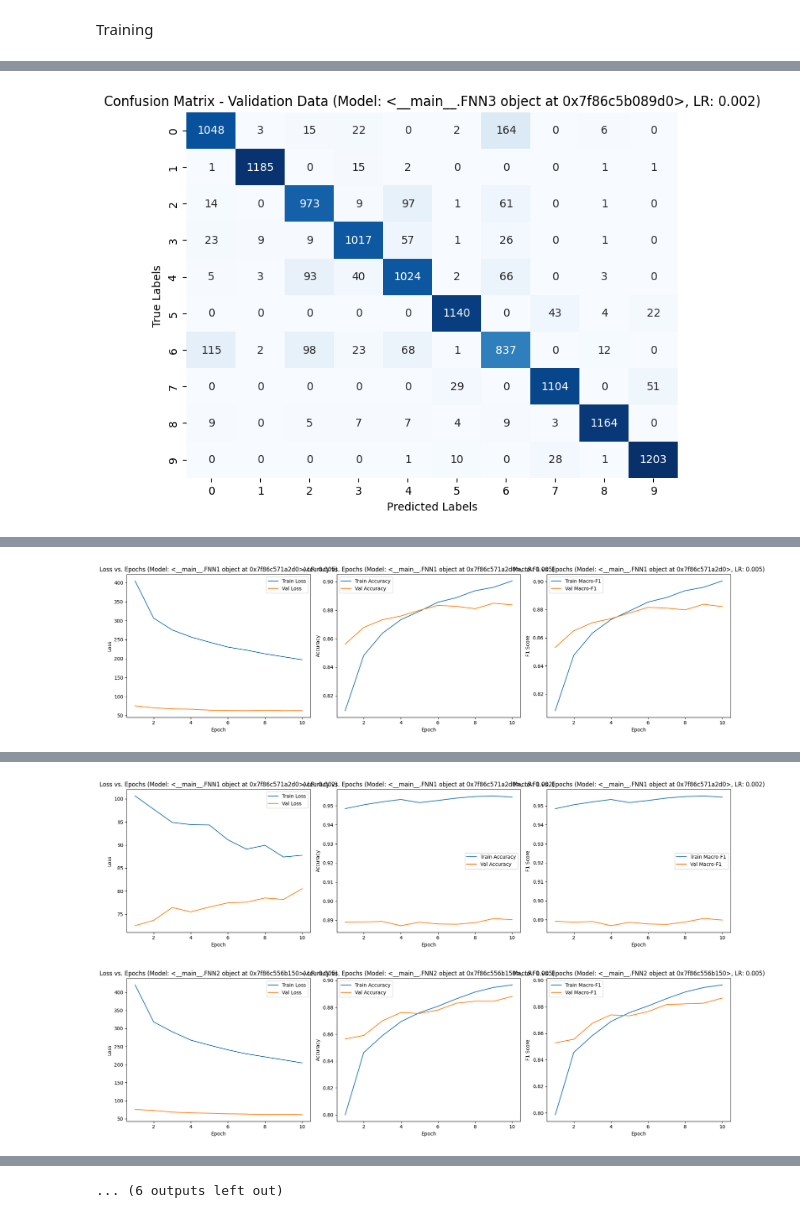
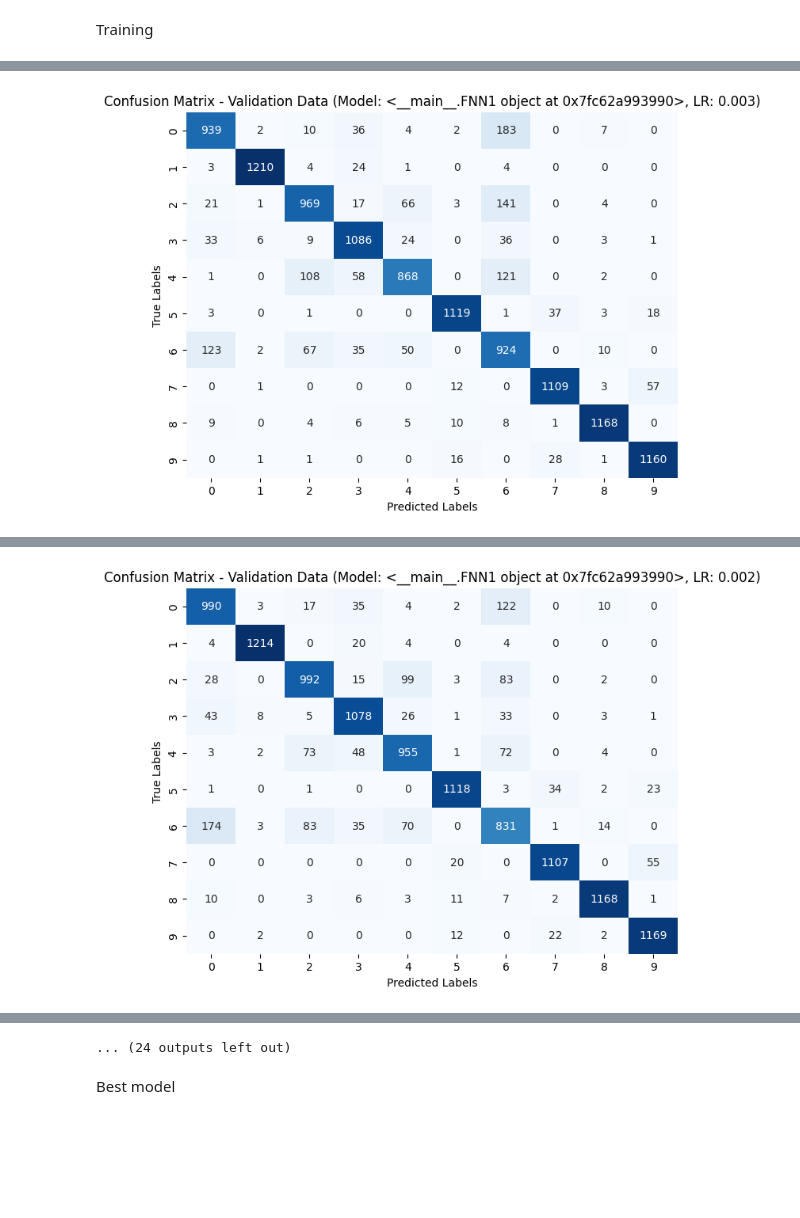
Before and after one commit to wjalal/CSE472_ML_Sessional, a Jupyter notebook: 72/F3/1905084.ipynb, the cells around one changed output, grey strips where cells are left out. Cells and saved outputs as stored; diff of their text form; code cells hidden in the pictures; blank space fills up the shorter version.

```diff
--- a/72/F3/1905084.ipynb
+++ b/72/F3/1905084.ipynb
@@ -50,11 +47,12 @@ plt.show()
 Processing the dataset
 # %%
 from torch.utils.data import DataLoader, random_split
+import torch
 
 train_size = int(0.8 * len(train_dataset))
 val_size = len(train_dataset) - train_size
 
-train_subset, val_subset = random_split(train_dataset, [train_size, val_size])
+train_subset, val_subset = random_split(train_dataset, [train_size, val_size], generator=torch.Generator().manual_seed(68))
 
 train_loader = DataLoader(train_subset, batch_size=64, shuffle=False)
 val_loader = DataLoader(val_subset, batch_size=64, shuffle=False)
@@ -354,6 +352,7 @@ Training
 from sklearn.metrics import accuracy_score, f1_score
 from sklearn.metrics import confusion_matrix
 import seaborn as sns
+import pickle as pkl
 
 epochs = 10
 
@@ -361,6 +360,8 @@ models = [FNN1(), FNN2(), FNN3()]
 alphas = [0.005, 0.004, 0.003, 0.002]
 
 results = []
+
+best_f1_val = 0
 
 for model in models:
     for learning_rate in alphas:
@@ -381,7 +382,7 @@ for model in models:
 
             for X_batch, y_batch in train_loader:
                 X_batch = X_batch.view(X_batch.size(0), -1).numpy()
-                y_batch_one_hot = np.eye(10)[y_batch.numpy()]  # One-hot encoding of labels
+                y_batch_one_hot = np.eye(10)[y_batch.numpy()]
 
                 preds = model.forward(X_batch)
                 loss = loss_fn(preds, y_batch_one_hot)
@@ -409,8 +410,7 @@ for model in models:
 
             for X_batch, y_batch in val_loader:
                 X_batch = X_batch.view(X_batch.size(0), -1).numpy()
-                y_batch_one_hot = np.eye(10)[y_batch.numpy()]  # One-hot encoding of labels
-
+                y_batch_one_hot = np.eye(10)[y_batch.numpy()]
                 preds = model.forward(X_batch)
                 loss = loss_fn(preds, y_batch_one_hot)
                 val_epoch_loss += loss
@@ -426,7 +426,6 @@ for model in models:
             val_acc = accuracy_score(all_labels_val, all_preds_val)
             val_f1 = f1_score(all_labels_val, all_preds_val, average="macro")
 
-            # Print metrics for the current epoch
             print(f"Epoch {epoch+1}/{epochs}")
             print(f"Training Loss: {avg_train_loss:.4f}, Training Accuracy: {train_acc:.4f}, Training Macro-F1 Score: {train_f1:.4f}")
             print(f"Validation Loss: {avg_val_loss:.4f}, Validation Accuracy: {val_acc:.4f}, Validation Macro-F1 Score: {val_f1:.4f}")
@@ -437,6 +436,10 @@ for model in models:
             train_losses.append(train_epoch_loss)
             train_accs.append(train_acc)
             train_f1s.append(train_f1)
+
+        if val_f1 > best_f1_val:
+            with open('model_1905084.pickle', 'wb') as file:  # 'wb' means write in binary mode
+                pkl.dump(model, file)
 
         results.append({
             "model": model,
@@ -449,22 +452,20 @@ for model in models:
             "val_f1s": val_f1s
         })
 
-    val_conf_matrix = confusion_matrix(all_labels_val, all_preds_val)
-    plt.figure(figsize=(8, 6))
-    sns.heatmap(val_conf_matrix, annot=True, fmt="d", cmap="Blues", cbar=False)
-    plt.title(f"Confusion Matrix - Validation Data (Model: {model}, LR: {learning_rate})")
-    plt.xlabel("Predicted Labels")
-    plt.ylabel("True Labels")
-    plt.show()
+        val_conf_matrix = confusion_matrix(all_labels_val, all_preds_val)
+        plt.figure(figsize=(8, 6))
+        sns.heatmap(val_conf_matrix, annot=True, fmt="d", cmap="Blues", cbar=False)
+        plt.title(f"Confusion Matrix - Validation Data (Model: {model}, LR: {learning_rate})")
+        plt.xlabel("Predicted Labels")
+        plt.ylabel("True Labels")
+        plt.show()
 
-# Plot the metrics for each model and learning rate
 for result in results:
     model = result["model"]
     lr = result["learning_rate"]
 
     plt.figure(figsize=(18, 5))
 
-    # Plot Training and Validation Loss
     plt.subplot(1, 3, 1)
     plt.plot(range(1, epochs + 1), result["train_losses"], label="Train Loss")
     plt.plot(range(1, epochs + 1), result["val_losses"], label="Val Loss")
@@ -473,7 +474,6 @@ for result in results:
     plt.title(f"Loss vs. Epochs (Model: {model}, LR: {lr})")
     plt.legend()
 
-    # Plot Training and Validation Accuracy
     plt.subplot(1, 3, 2)
     plt.plot(range(1, epochs + 1), result["train_accs"], label="Train Accuracy")
     plt.plot(range(1, epochs + 1), result["val_accs"], label="Val Accuracy")
@@ -482,7 +482,6 @@ for result in results:
     plt.title(f"Accuracy vs. Epochs (Model: {model}, LR: {lr})")
     plt.legend()
 
-    # Plot Training and Validation F1 Score
     plt.subplot(1, 3, 3)
     plt.plot(range(1, epochs + 1), result["train_f1s"], label="Train Macro-F1")
     plt.plot(range(1, epochs + 1), result["val_f1s"], label="Val Macro-F1")
@@ -551 +567 @@ Validation Loss: 0.4349, Validation Accuracy: 0.8912, Validation Macro-F1 Score:
-[figure, old version]
+[figure, new version]
@@ -554,2 +603,0 @@ Validation Loss: 0.4349, Validation Accuracy: 0.8912, Validation Macro-F1 Score:
-[figure, removed]
-[figure, removed]
@@ -557 +604,3 @@ Validation Loss: 0.4349, Validation Accuracy: 0.8912, Validation Macro-F1 Score:
-... (6 outputs left out)
+... (24 outputs left out)
+# %% [markdown]
+Best model
```
Also changed, not shown: parts of 3 cells of this notebook, 10 other files.
